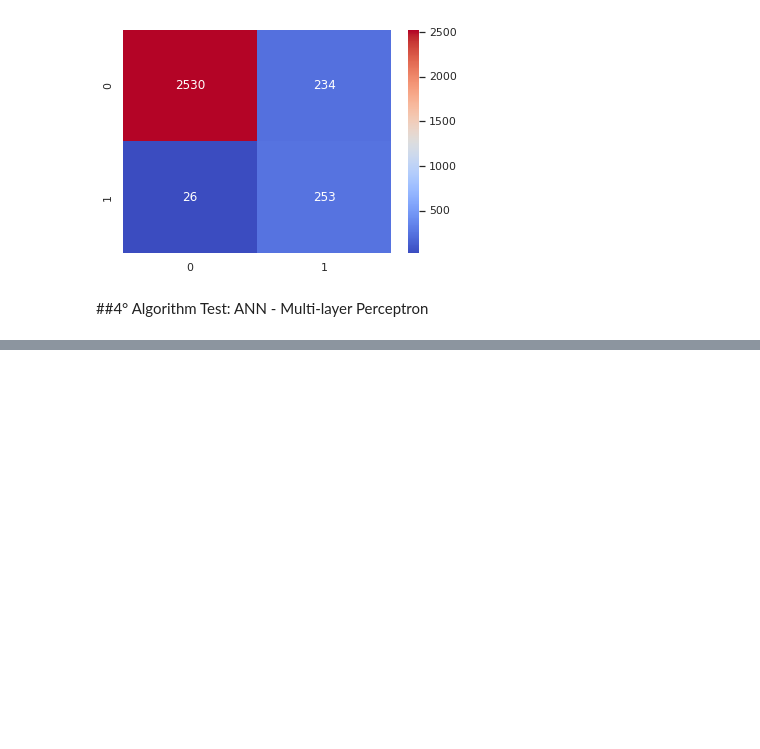
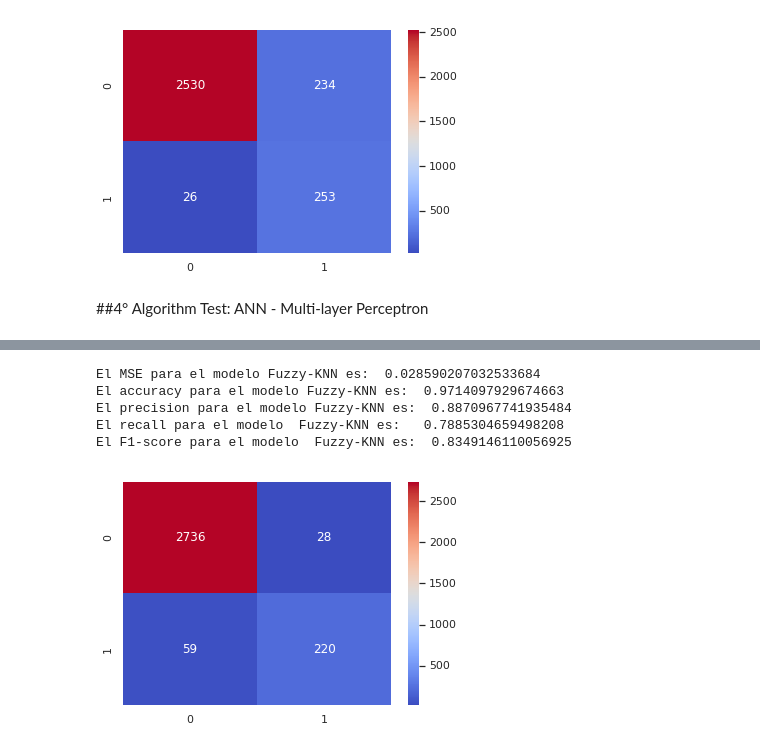
Before and after one commit to MrCycler/ML_PULSAR_CLASSIFICATION_PROJECT, a Jupyter notebook: APLICACION DE ALGORITMOS/ALGORITMOS 1.ipynb, the cells around one changed output, grey strips where cells are left out. Drawn from its saved outputs; the diff is of its cells as text; code cells hidden in the pictures; blank space fills up the shorter version.

Commit message:
Auto stash before merge of "master" and "origin/master"
Avance de Fuzzy-KNN

```diff
--- a/APLICACION DE ALGORITMOS/ALGORITMOS 1.ipynb
+++ b/APLICACION DE ALGORITMOS/ALGORITMOS 1.ipynb
@@ -236,0 +448,3 @@ El F1-score para el modelo MLPClassifier es:  0.8372093023255813
+# %%
+FKNN = FuzzyKNN()
+FKNN.fit(X_train.values, y_train.tolist())
@@ -236,0 +469,29 @@ El F1-score para el modelo MLPClassifier es:  0.8372093023255813
+# %%
+FKNN_y_predict = FKNN.predict(X_val.values)
+# %%
+#FKNN_y_predict
+#Calculando el error cuadratico medio
+MSE =mean_squared_error(y_val, FKNN_y_predict)
+#Generando la matriz de confusion
+conf = confusion_matrix(y_val, FKNN_y_predict)
+#Calculando las metricas
+accuracy = accuracy_score(y_val, FKNN_y_predict)
+precision = precision_score(y_val, FKNN_y_predict)
+recall = recall_score(y_val, FKNN_y_predict)
+f1score = f1_score(y_val, FKNN_y_predict)
+
+#Print de las metricas
+print('El MSE para el modelo Fuzzy-KNN es: ',MSE)
+print('El accuracy para el modelo Fuzzy-KNN es: ',accuracy)
+print('El precision para el modelo Fuzzy-KNN es: ',precision)
+print('El recall para el modelo  Fuzzy-KNN es:  ',recall)
+print('El F1-score para el modelo  Fuzzy-KNN es: ',f1score)
+
+sns.heatmap(conf,annot=True, fmt="d", cmap="coolwarm");
+# %% [output]
+El MSE para el modelo Fuzzy-KNN es:  0.028590207032533684
+El accuracy para el modelo Fuzzy-KNN es:  0.9714097929674663
+El precision para el modelo Fuzzy-KNN es:  0.8870967741935484
+El recall para el modelo  Fuzzy-KNN es:   0.7885304659498208
+El F1-score para el modelo  Fuzzy-KNN es:  0.8349146110056925
+[figure, added]
```
Also changed, not shown: parts of 10 cells of this notebook.
